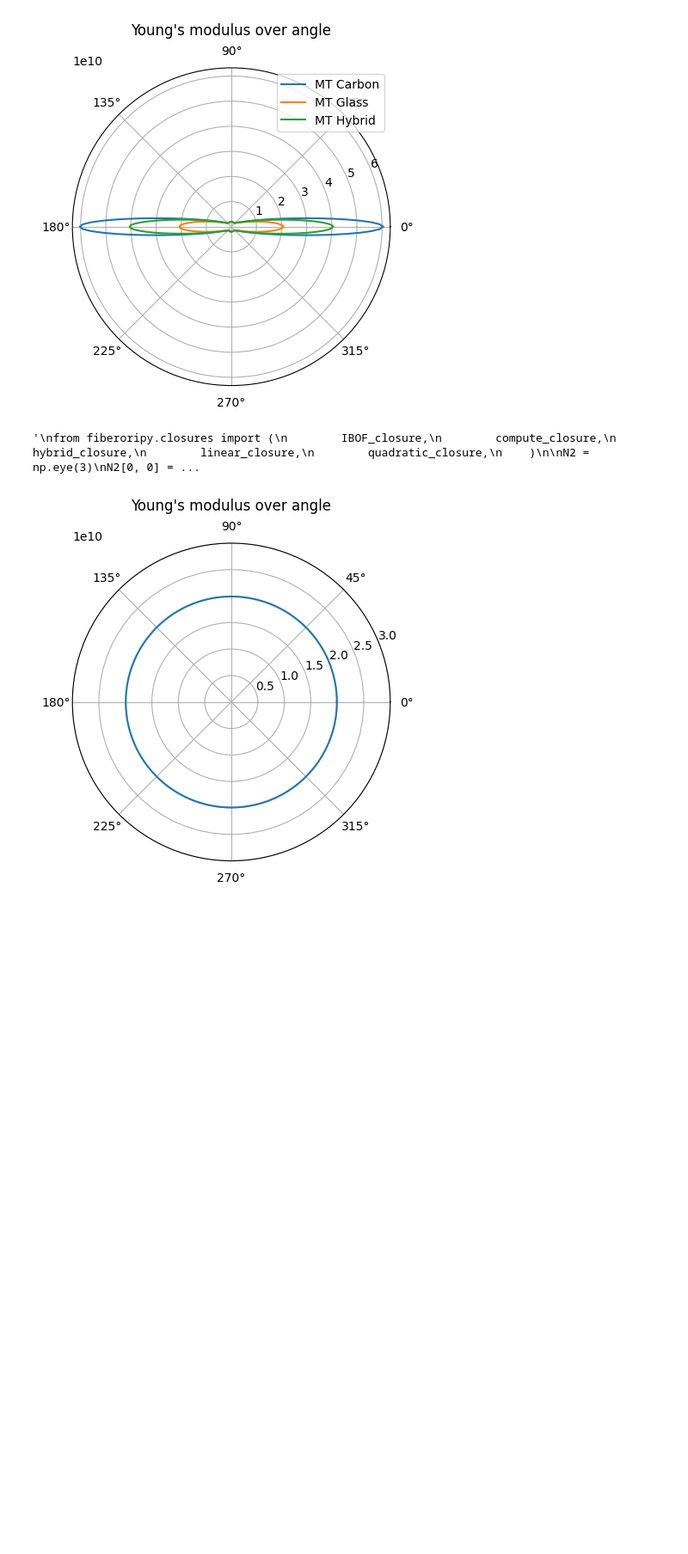
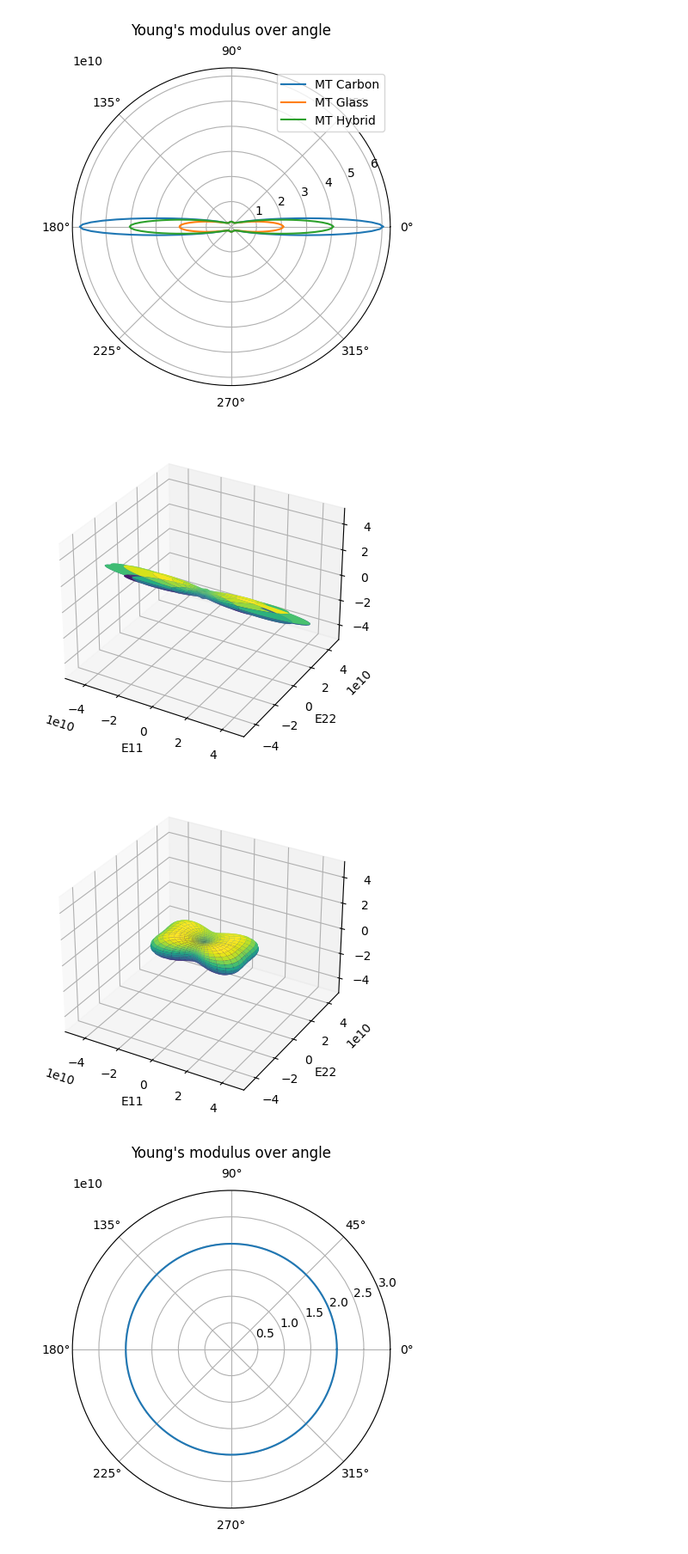
Before and after one commit to Extraweich/homopy, a Jupyter notebook: examples/MT_HT_plot.ipynb, the cells around one changed output. Shown at 86% size. Cells and saved outputs as stored; diff of their text form; code cells hidden in the pictures; blank space fills up the shorter version.

```diff
--- a/examples/MT_HT_plot.ipynb
+++ b/examples/MT_HT_plot.ipynb
@@ -44,24 +44,28 @@ plotter.polar_plot(
 [figure]
 # %%
 # Orientation averaging
-"""
 from fiberoripy.closures import (
         IBOF_closure,
         compute_closure,
         hybrid_closure,
         linear_closure,
         quadratic_closure,
     )
 
 N2 = np.eye(3)
 N2[0, 0] = 19 / 32
 N2[1, 1] = 10 / 32
 N2[2, 2] = 3 / 32
-# N4 = quadratic_closure(N2)
-N4 = IBOF_closure(N2)
-"""
+N4 = IBOF_closure(N2) # recommended by the authors
+
+c_eff_carbon_ave = mt_carbon.get_average_stiffness(c_eff_carbon, N2, N4)
+s_eff_carbon_ave = np.linalg.inv(c_eff_carbon_ave)
+
+plotter.plot_E_body(s_eff_carbon, 400, 200, [5e10,5e10,5e10])
+plotter.plot_E_body(s_eff_carbon_ave, 400, 200, [5e10,5e10,5e10])
 # %% [output]
-'\nfrom fiberoripy.closures import (\n        IBOF_closure,\n        compute_closure,\n        hybrid_closure,\n        linear_closure,\n        quadratic_closure,\n    )\n\nN2 = np.eye(3)\nN2[0, 0] = ...
+[figure, added]
+[figure, added]
 # %%
 # Halpin-Tsai
 E_carbon = 242e9; G_carbon = 105e9; nu_carbon = 0.1; l_carbon = 1.5e-3;
```
Also changed, not shown: parts of 1 cell of this notebook, 7 other files.
